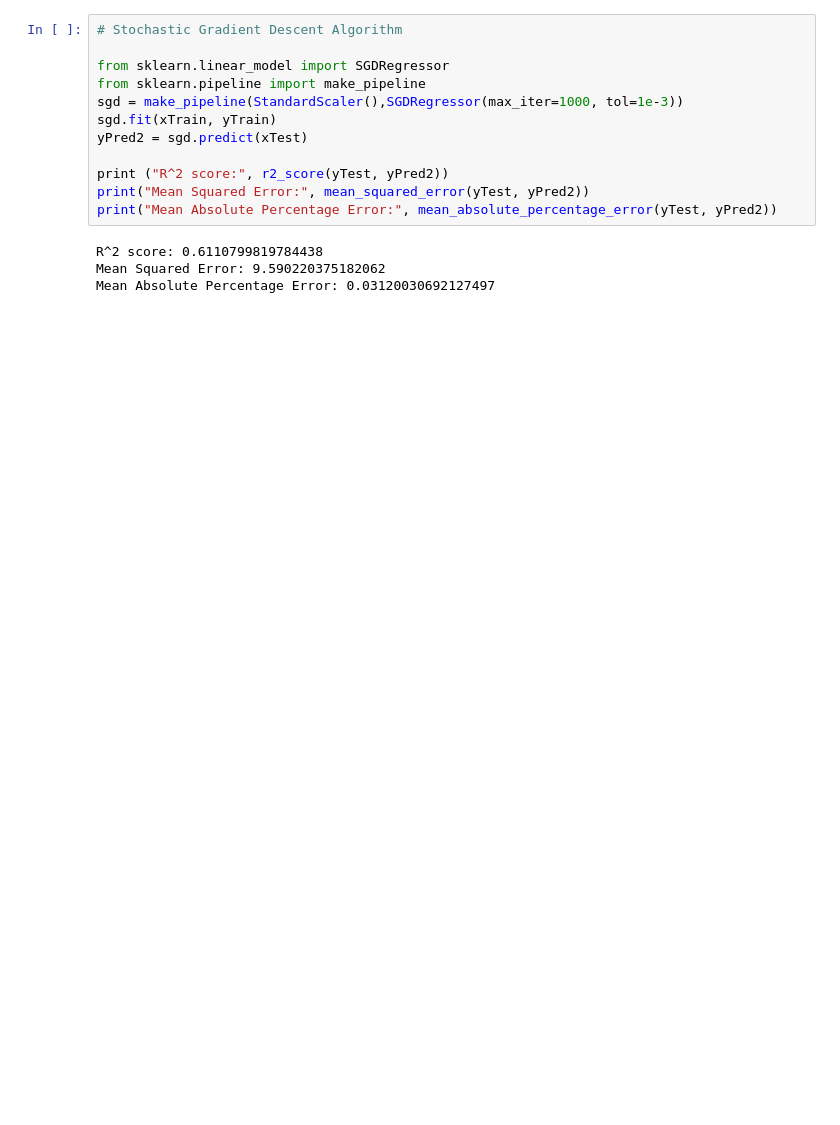
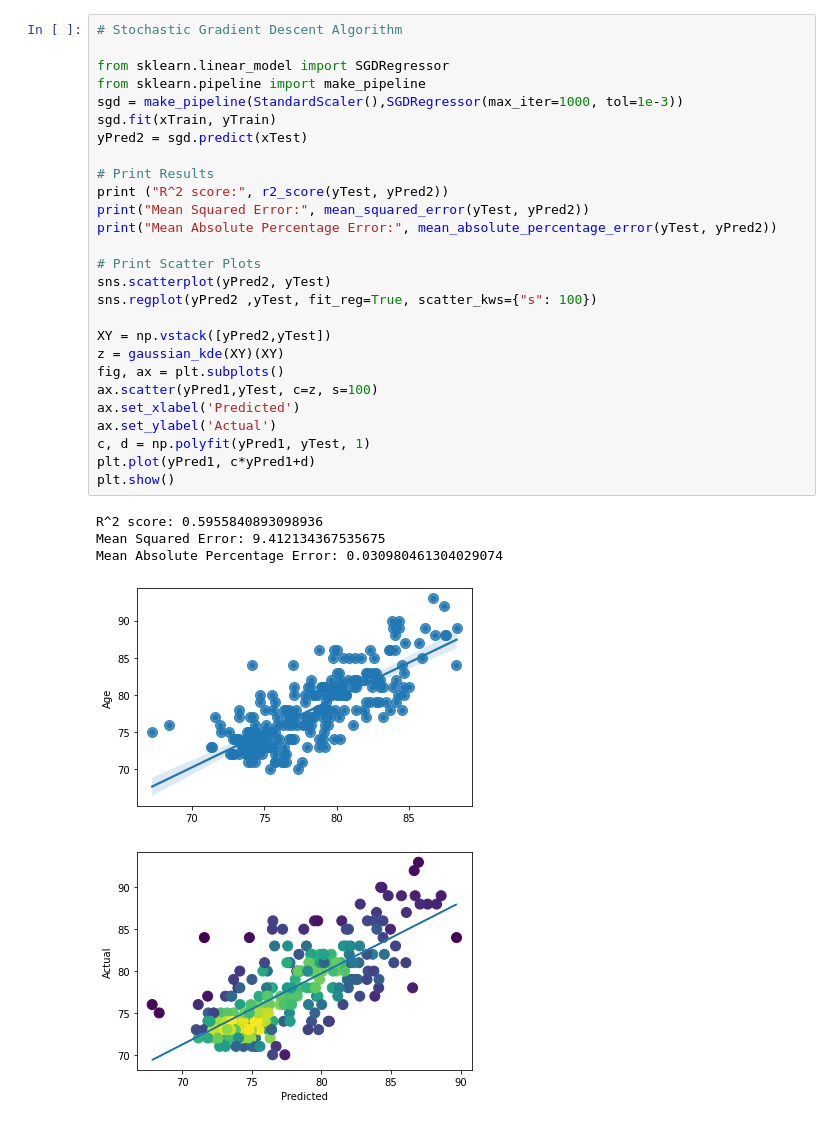
Before and after one commit to KatheerZM/BMEN415-Project, a Jupyter notebook: Sayma_Regression_Models.ipynb, the cells around one changed output. Cells and saved outputs as stored; diff of their text form; blank space fills up the shorter version.

```diff
--- a/Sayma_Regression_Models.ipynb
+++ b/Sayma_Regression_Models.ipynb
@@ -45,19 +64,36 @@ Mean Absolute Percentage Error: 0.03335952326107433
 # %%
 # Stochastic Gradient Descent Algorithm
 
 from sklearn.linear_model import SGDRegressor
 from sklearn.pipeline import make_pipeline
 sgd = make_pipeline(StandardScaler(),SGDRegressor(max_iter=1000, tol=1e-3))
 sgd.fit(xTrain, yTrain)
 yPred2 = sgd.predict(xTest)
 
+# Print Results
 print ("R^2 score:", r2_score(yTest, yPred2))
 print("Mean Squared Error:", mean_squared_error(yTest, yPred2))
 print("Mean Absolute Percentage Error:", mean_absolute_percentage_error(yTest, yPred2))
+
+# Print Scatter Plots
+sns.scatterplot(yPred2, yTest)
+sns.regplot(yPred2 ,yTest, fit_reg=True, scatter_kws={"s": 100})
+
+XY = np.vstack([yPred2,yTest])
+z = gaussian_kde(XY)(XY)
+fig, ax = plt.subplots()
+ax.scatter(yPred1,yTest, c=z, s=100)
+ax.set_xlabel('Predicted')
+ax.set_ylabel('Actual')
+c, d = np.polyfit(yPred1, yTest, 1)
+plt.plot(yPred1, c*yPred1+d)
+plt.show()
 # %% [output]
-R^2 score: 0.6110799819784438
-Mean Squared Error: 9.590220375182062
-Mean Absolute Percentage Error: 0.03120030692127497
+R^2 score: 0.5955840893098936
+Mean Squared Error: 9.412134367535675
+Mean Absolute Percentage Error: 0.030980461304029074
+[figure, added]
+[figure, added]
 # %%
 # Gaussian Process Regressor Algorithm
 
```
Also changed, not shown: parts of 4 cells of this notebook, 1 other file.
